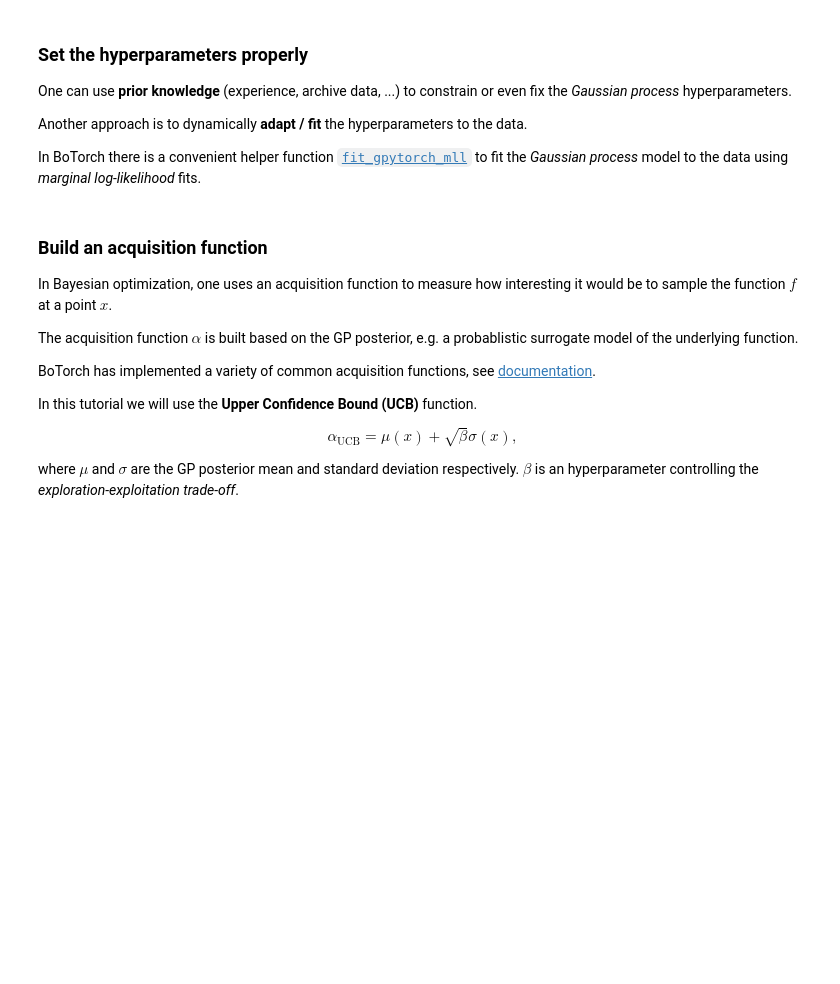
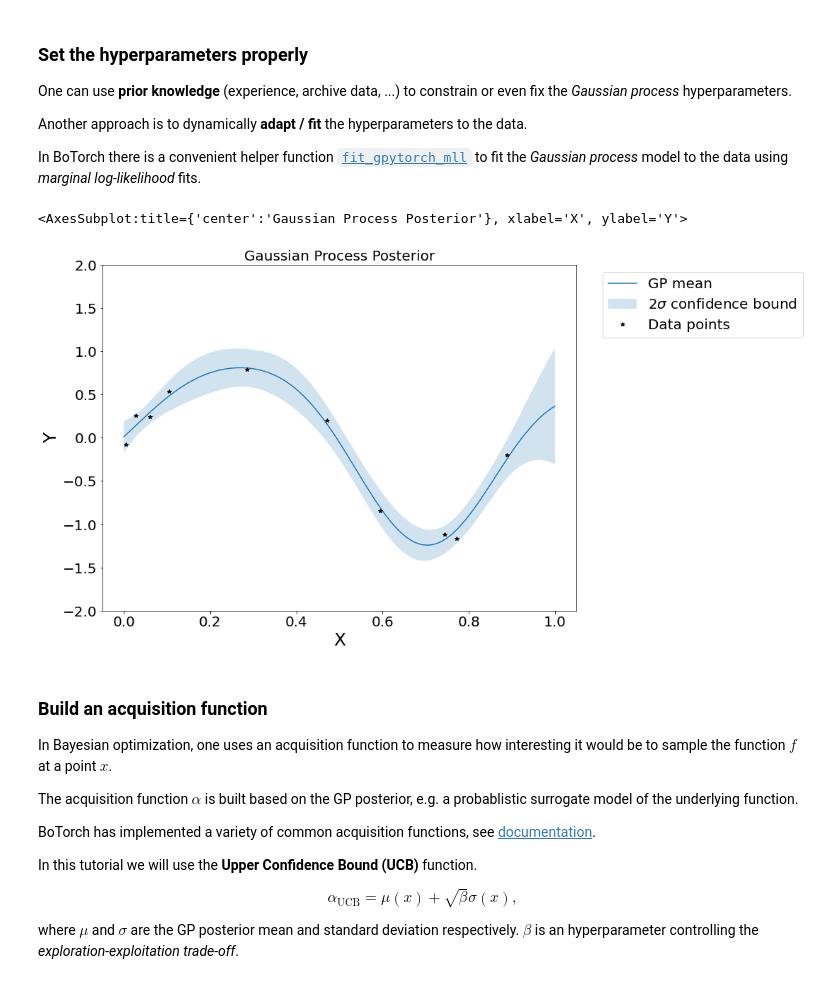
Before and after one commit to aoeftiger/TUDa-NMAP-14, a Jupyter notebook: lecture.ipynb, the cells around one changed output. Cells and saved outputs as stored; diff of their text form; code cells hidden in the pictures; blank space fills up the shorter version.

```diff
--- a/lecture.ipynb
+++ b/lecture.ipynb
@@ -286,14 +300,17 @@ In BoTorch there is a convenient helper function [`fit_gpytorch_mll`](https://bo
 # %%
 # Define the GP model again
 kernel = ScaleKernel(RBFKernel())
-model = SingleTaskGP(train_X=train_x, train_Y=train_y, covar_module=kernel)
+model = SingleTaskGP(train_X=observations_x, train_Y=observations_y, covar_module=kernel)
 # Define the likelihood
 mll = ExactMarginalLogLikelihood(model.likelihood, model)
 fit_gpytorch_mll(mll)
 
 # Show the results
 sample_gp_posterior_plot(model, test_X, y_lim=(-2,2), n_samples=0)
 # Now the GP model should nicely fit to the data
+# %% [output]
+<AxesSubplot:title={'center':'Gaussian Process Posterior'}, xlabel='X', ylabel='Y'>
+[figure, added]
 # %% [markdown]
 ### Build an acquisition function
 
```
Also changed, not shown: parts of 38 cells of this notebook.
